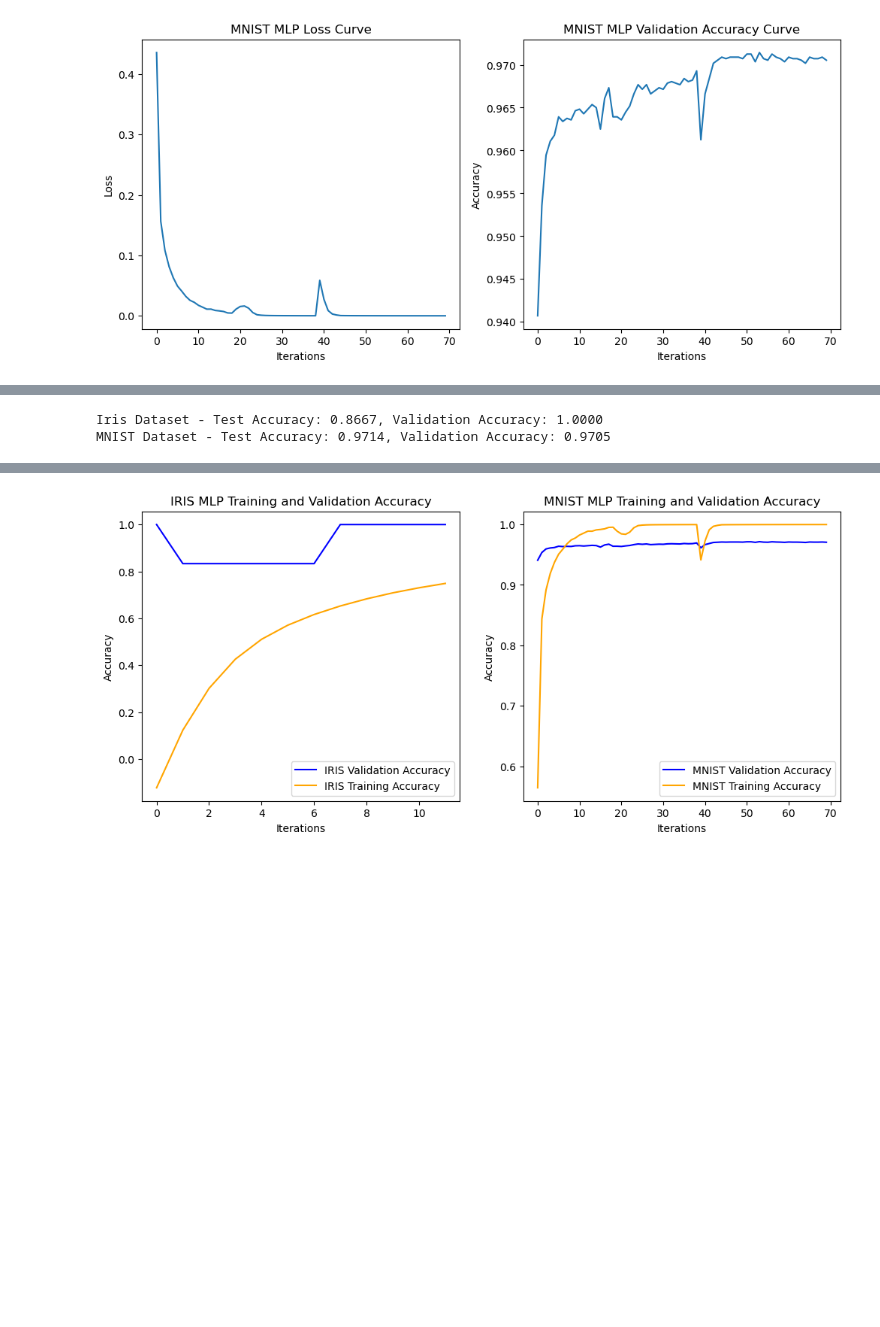
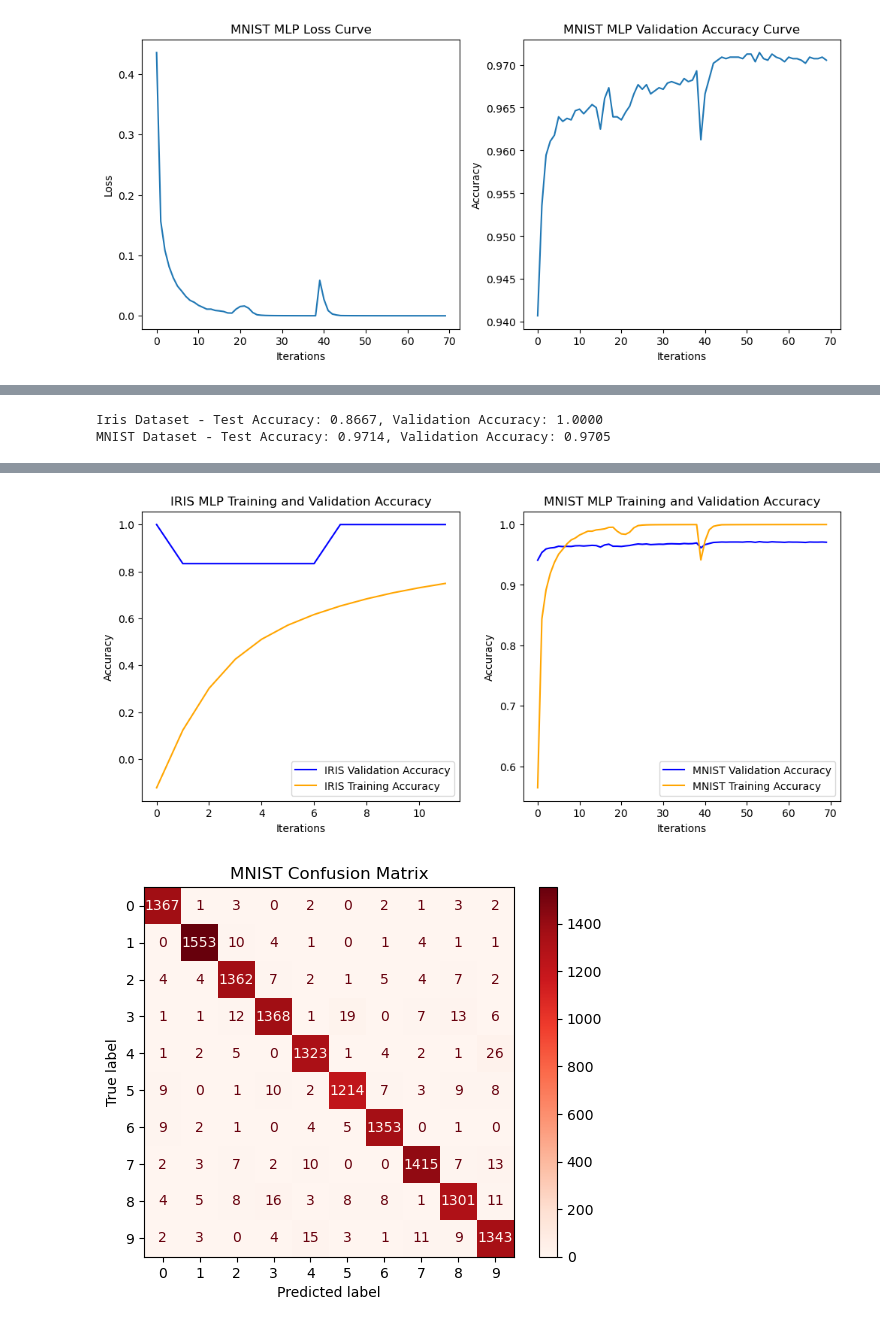
Before and after one commit to Nilswik/DIL700, a Jupyter notebook: lab_2/lab2.ipynb, the cells around one changed output, grey strips where cells are left out. Cells and saved outputs as stored; diff of their text form; code cells hidden in the pictures; blank space fills up the shorter version.

```diff
--- a/lab_2/lab2.ipynb
+++ b/lab_2/lab2.ipynb
@@ -415,30 +462,60 @@ for i, ax in enumerate(axes.flat):
     ax.imshow(X_test_mnist[i].reshape(28, 28), cmap='gray')
     ax.set_title(f'True: {y_test_mnist[i]}\nPred: {y_mnist_pred[i]}')
     ax.axis('off')
 plt.suptitle('MNIST Dataset Predictions')
 plt.show()
 
 
 # Visualize training accuracy and validation accuracy curves for IRIS and MNIST datasets
 plt.figure(figsize=(12, 5))
 plt.subplot(1, 2, 1)
 plt.plot(mlp_iris.validation_scores_, label='IRIS Validation Accuracy', color='blue')
 plt.plot([1 - loss for loss in mlp_iris.loss_curve_], label='IRIS Training Accuracy', color='orange')
 plt.xlabel('Iterations')
 plt.ylabel('Accuracy')
 plt.title('IRIS MLP Training and Validation Accuracy')
 plt.legend()
 plt.subplot(1, 2, 2)
 plt.plot(mlp_mnist.validation_scores_, label='MNIST Validation Accuracy', color='blue')
 plt.plot([1 - loss for loss in mlp_mnist.loss_curve_], label='MNIST Training Accuracy', color='orange')
 plt.xlabel('Iterations')
 plt.ylabel('Accuracy')
 plt.title('MNIST MLP Training and Validation Accuracy')
 plt.legend()
 plt.show()
+
+# visualize confusion matrix for MNIST
+from sklearn.metrics import confusion_matrix, ConfusionMatrixDisplay
+cm = confusion_matrix(y_test_mnist, y_mnist_pred)
+disp = ConfusionMatrixDisplay(confusion_matrix=cm, display_labels=mlp_mnist.classes_)
+disp.plot(cmap=plt.cm.Reds)
+plt.title('MNIST Confusion Matrix')
+plt.show()
+
+# Visualize confusion matrix for IRIS
+y_iris_pred = mlp_iris.predict(X_test_iris)
+cm_iris = confusion_matrix(y_test_iris, y_iris_pred)
+disp_iris = ConfusionMatrixDisplay(confusion_matrix=cm_iris, display_labels=mlp_iris.classes_)
+disp_iris.plot(cmap=plt.cm.Reds)
+plt.title('IRIS Confusion Matrix')
+plt.show()
+
+# Visualize 10 predictions on MNIST with confidence scores
+y_mnist_proba = mlp_mnist.predict_proba(X_test_mnist)
+fig, axes = plt.subplots(2, 7, figsize=(12,6))
+for i, ax in enumerate(axes.flat):
+    ax.imshow(X_test_mnist[i].reshape(28, 28), cmap='gray')
+    true_label = y_test_mnist[i]
+    pred_label = y_mnist_pred[i]
+    confidence = np.max(y_mnist_proba[i])
+    ax.set_title(f'True: {true_label}\nPred: {pred_label}\nCS: {confidence:.2f}')
+    ax.axis('off')
+plt.suptitle('MNIST Predictions with Confidence Scores')
+plt.show()
 # %% [output]
 [figure]
 Iris Dataset - Test Accuracy: 0.8667, Validation Accuracy: 1.0000
 MNIST Dataset - Test Accuracy: 0.9714, Validation Accuracy: 0.9705
 [figure]
 [figure]
+[figure, added]
```
Also changed, not shown: parts of 6 cells of this notebook, 14 other files.
